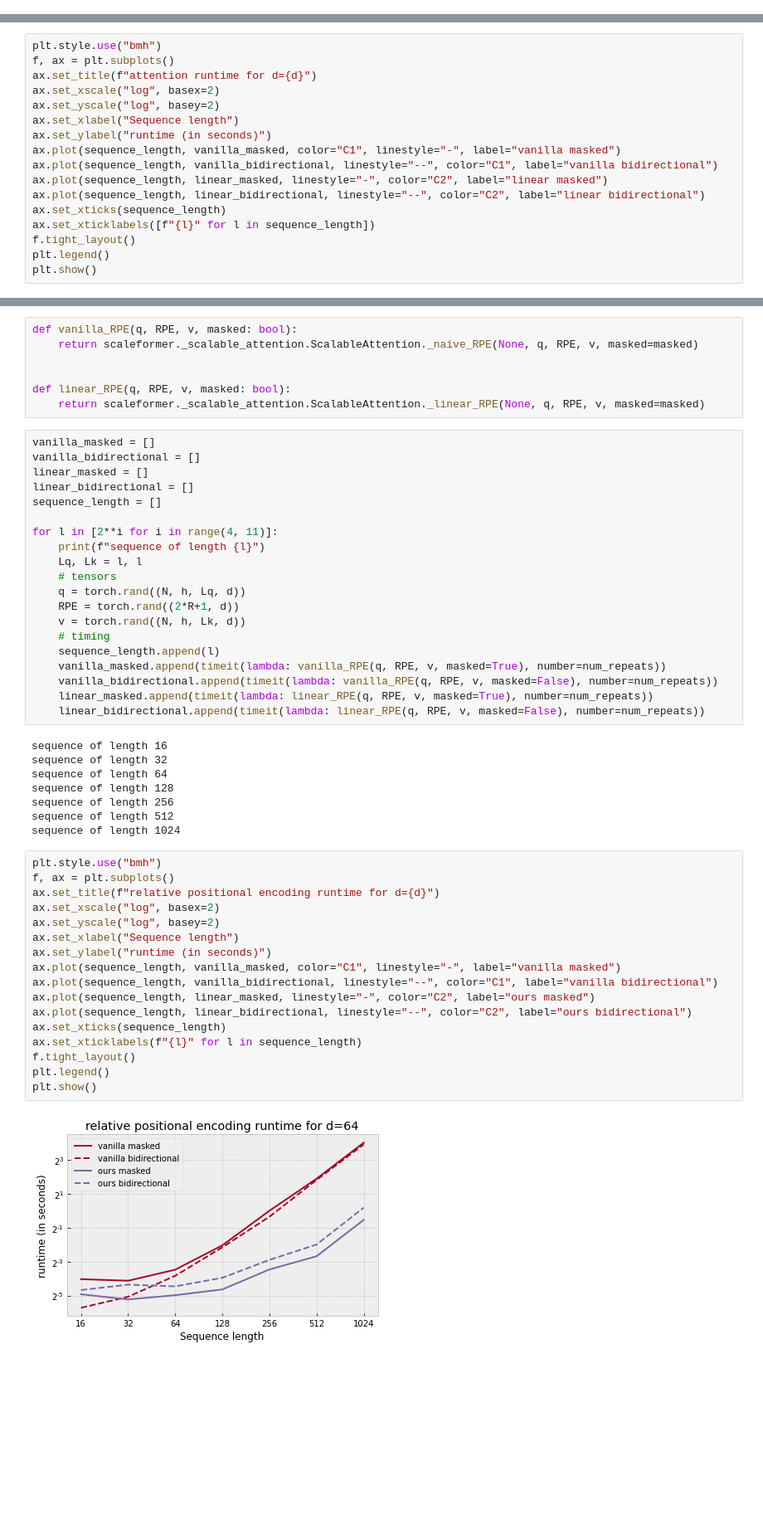
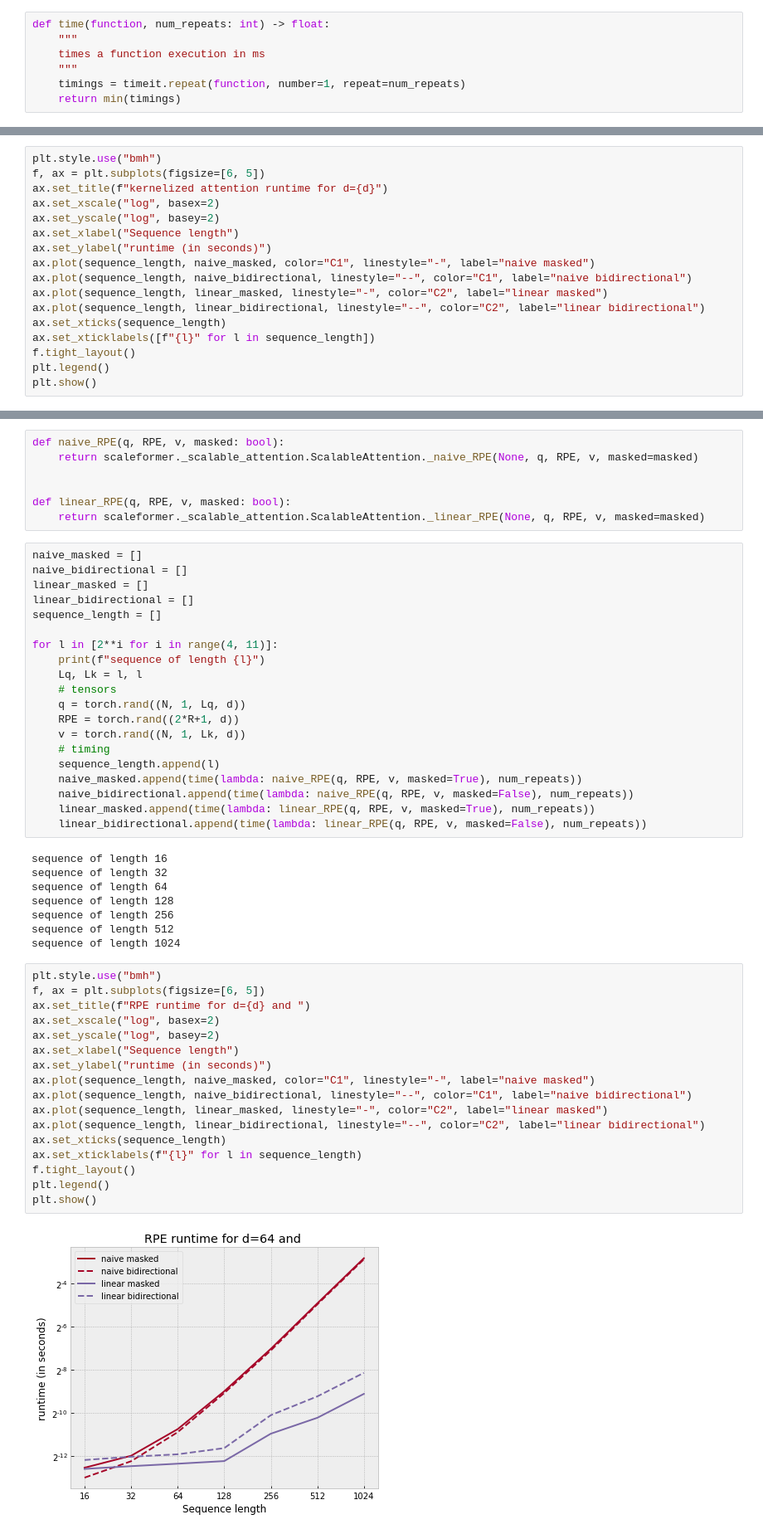
Before and after one commit to ScalableTransformer/Scaleformer, a Jupyter notebook: samples/02-timing.ipynb, the cells around one changed output, grey strips where cells are left out. Shown at 83% size. Cells and saved outputs as stored; diff of their text form; blank space fills up the shorter version.

```diff
--- a/samples/02-timing.ipynb
+++ b/samples/02-timing.ipynb
@@ -14,3 +13,10 @@ num_repeats = 10
+# %%
+def time(function, num_repeats: int) -> float:
+    """
+    times a function execution in ms
+    """
+    timings = timeit.repeat(function, number=1, repeat=num_repeats)
+    return min(timings)
 # %% [markdown]
 ## 1) Attention timing
 # %%
@@ -50,14 +55,14 @@ sequence of length 512
 sequence of length 1024
 # %%
 plt.style.use("bmh")
-f, ax = plt.subplots()
-ax.set_title(f"attention runtime for d={d}")
+f, ax = plt.subplots(figsize=[6, 5])
+ax.set_title(f"kernelized attention runtime for d={d}")
 ax.set_xscale("log", basex=2)
 ax.set_yscale("log", basey=2)
 ax.set_xlabel("Sequence length")
 ax.set_ylabel("runtime (in seconds)")
-ax.plot(sequence_length, vanilla_masked, color="C1", linestyle="-", label="vanilla masked")
-ax.plot(sequence_length, vanilla_bidirectional, linestyle="--", color="C1", label="vanilla bidirectional")
+ax.plot(sequence_length, naive_masked, color="C1", linestyle="-", label="naive masked")
+ax.plot(sequence_length, naive_bidirectional, linestyle="--", color="C1", label="naive bidirectional")
 ax.plot(sequence_length, linear_masked, linestyle="-", color="C2", label="linear masked")
 ax.plot(sequence_length, linear_bidirectional, linestyle="--", color="C2", label="linear bidirectional")
 ax.set_xticks(sequence_length)
@@ -70,15 +87,15 @@ plt.show()
 # %% [markdown]
 ## 2) Relative positional encoding timing
 # %%
-def vanilla_RPE(q, RPE, v, masked: bool):
+def naive_RPE(q, RPE, v, masked: bool):
     return scaleformer._scalable_attention.ScalableAttention._naive_RPE(None, q, RPE, v, masked=masked)
 
 
 def linear_RPE(q, RPE, v, masked: bool):
     return scaleformer._scalable_attention.ScalableAttention._linear_RPE(None, q, RPE, v, masked=masked)
 # %%
-vanilla_masked = []
-vanilla_bidirectional = []
+naive_masked = []
+naive_bidirectional = []
 linear_masked = []
 linear_bidirectional = []
 sequence_length = []
@@ -87,15 +104,15 @@ for l in [2**i for i in range(4, 11)]:
     print(f"sequence of length {l}")
     Lq, Lk = l, l
     # tensors
-    q = torch.rand((N, h, Lq, d))
+    q = torch.rand((N, 1, Lq, d))
     RPE = torch.rand((2*R+1, d))
-    v = torch.rand((N, h, Lk, d))
+    v = torch.rand((N, 1, Lk, d))
     # timing
     sequence_length.append(l)
-    vanilla_masked.append(timeit(lambda: vanilla_RPE(q, RPE, v, masked=True), number=num_repeats))
-    vanilla_bidirectional.append(timeit(lambda: vanilla_RPE(q, RPE, v, masked=False), number=num_repeats))
-    linear_masked.append(timeit(lambda: linear_RPE(q, RPE, v, masked=True), number=num_repeats))
-    linear_bidirectional.append(timeit(lambda: linear_RPE(q, RPE, v, masked=False), number=num_repeats))
+    naive_masked.append(time(lambda: naive_RPE(q, RPE, v, masked=True), num_repeats))
+    naive_bidirectional.append(time(lambda: naive_RPE(q, RPE, v, masked=False), num_repeats))
+    linear_masked.append(time(lambda: linear_RPE(q, RPE, v, masked=True), num_repeats))
+    linear_bidirectional.append(time(lambda: linear_RPE(q, RPE, v, masked=False), num_repeats))
 # %% [output]
 sequence of length 16
 sequence of length 32
@@ -106,20 +123,20 @@ sequence of length 512
 sequence of length 1024
 # %%
 plt.style.use("bmh")
-f, ax = plt.subplots()
-ax.set_title(f"relative positional encoding runtime for d={d}")
+f, ax = plt.subplots(figsize=[6, 5])
+ax.set_title(f"RPE runtime for d={d} and ")
 ax.set_xscale("log", basex=2)
 ax.set_yscale("log", basey=2)
 ax.set_xlabel("Sequence length")
 ax.set_ylabel("runtime (in seconds)")
-ax.plot(sequence_length, vanilla_masked, color="C1", linestyle="-", label="vanilla masked")
-ax.plot(sequence_length, vanilla_bidirectional, linestyle="--", color="C1", label="vanilla bidirectional")
-ax.plot(sequence_length, linear_masked, linestyle="-", color="C2", label="ours masked")
-ax.plot(sequence_length, linear_bidirectional, linestyle="--", color="C2", label="ours bidirectional")
+ax.plot(sequence_length, naive_masked, color="C1", linestyle="-", label="naive masked")
+ax.plot(sequence_length, naive_bidirectional, linestyle="--", color="C1", label="naive bidirectional")
+ax.plot(sequence_length, linear_masked, linestyle="-", color="C2", label="linear masked")
+ax.plot(sequence_length, linear_bidirectional, linestyle="--", color="C2", label="linear bidirectional")
 ax.set_xticks(sequence_length)
 ax.set_xticklabels(f"{l}" for l in sequence_length)
 f.tight_layout()
 plt.legend()
 plt.show()
 # %% [output]
-[figure, old version]
+[figure, new version]
```
Also changed, not shown: parts of 12 cells of this notebook, 20 other files.
